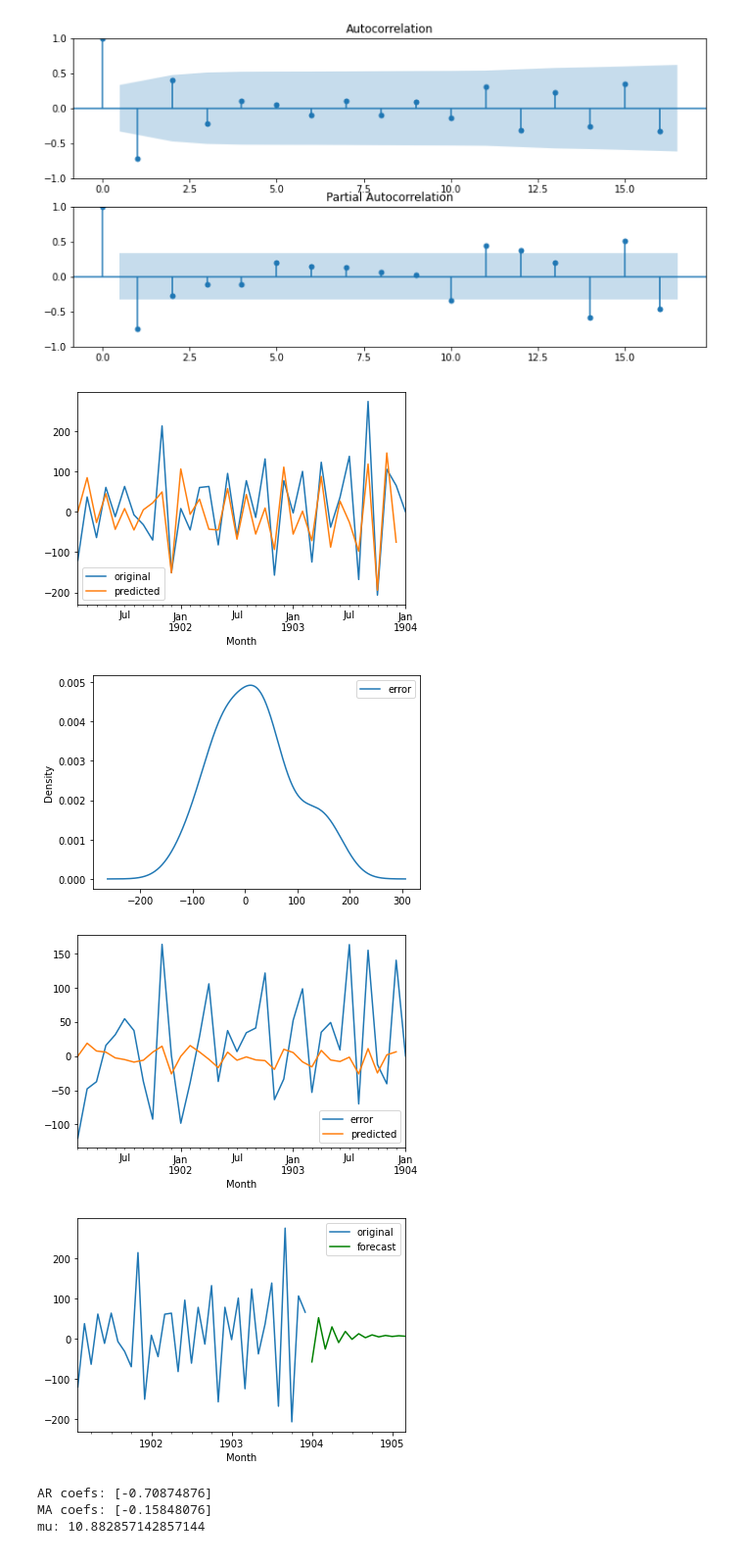
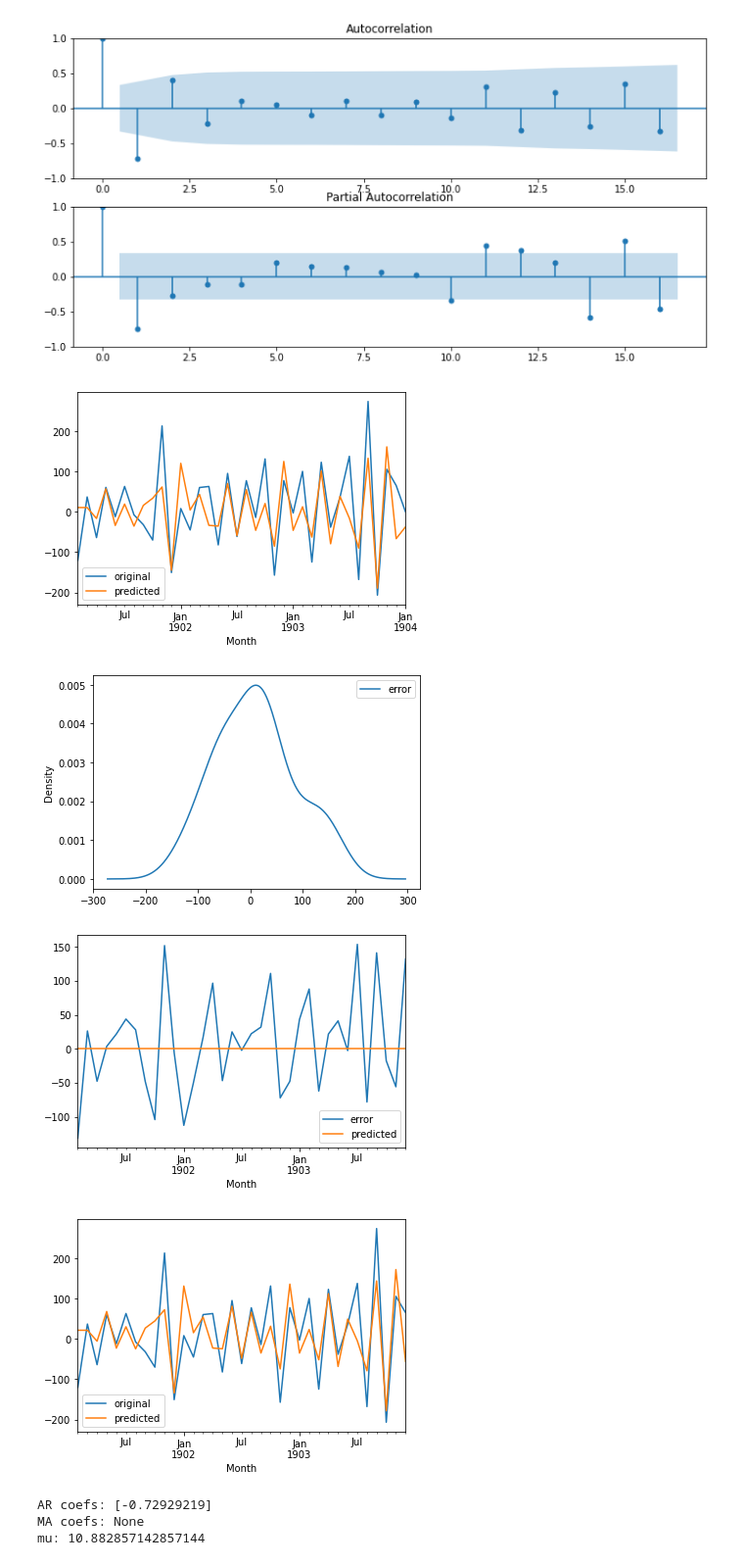
Before and after one commit to matt-juan23/time-series-forecasting, a Jupyter notebook: ARIMA.ipynb, the cells around one changed output. Shown at 98% size. Cells and saved outputs as stored; diff of their text form; code cells hidden in the pictures.

Commit message:
hopefully last fix for arima lmao

```diff
--- a/ARIMA.ipynb
+++ b/ARIMA.ipynb
@@ -70,14 +70,35 @@ def MA(data_series, q):
     data["predicted"] = predicted
 
     return data
+# %%
+def generate_AR(params, y, mu):
+    p = len(params)
+    preds = []
+    errors = []
+    for t in range(len(y)):
+        pred = 0
+        if t > p:
+            for i in range(p):
+                pred += params[i] * y.iloc[t-i-1]
+        preds.append(pred)
+        errors.append(y[t] - pred)
+    errors = pd.Series(errors, index=y.index)
+    preds = pd.Series(preds, index=y.index)
+    return errors, preds
+# %%
+def AR_param_estimate(params, y, mu):
+    errors, preds = generate_AR(params, y, mu)
+    # print(preds)
+    # pd.concat([y, preds], axis=1).plot()
+    return np.sum(errors**2)
 # %%
 def generate_MA(params, y, mu):
     q = len(params)
     preds = []
     errors = []
     for t in range(len(y)):
-        pred = mu
-        if t >= q:
+        pred = 0
+        if t > q:
             for i in range(q):
                 pred += params[i] * errors[t-i-1]
         preds.append(pred)
@@ -86,20 +107,7 @@ def generate_MA(params, y, mu):
     preds = pd.Series(preds, index=y.index)
     return errors, preds
 # %%
-def error_param_estimate(params, y, mu):
-    # params = [-0.62365357]
-    # q = len(params)
-    # preds = []
-    # errors = []
-    # for t in range(len(y)):
-    #     pred = mu
-    #     if t >= q:
-    #         for i in range(q):
-    #             pred += params[i] * errors[t-i-1]
-    #     preds.append(pred)
-    #     errors.append(y[t] - pred)
-    # errors = pd.Series(errors)
-    # preds = pd.Series(preds, index=y.index)
+def MA_param_estimate(params, y, mu):
     errors, preds = generate_MA(params, y, mu)
     # print(preds)
     # pd.concat([y, preds], axis=1).plot()
@@ -354,17 +370,17 @@ plt.show()
 # %% [output]
 [figure]
 # %%
-res, ar_coefs, ma_coefs, ar, ma, mu = myARIMA(first.dropna(), 1,0,1)
+res, ar_coefs, ma_coefs, ar, ma, mu, poop = myARIMA(first.dropna(), 1,0,0)
 print("AR coefs:", ar_coefs)
 print("MA coefs:", ma_coefs)
 print("mu:", mu)
 # %% [output]
-[figure, old version]
+[figure, new version]
-[figure, old version]
+[figure, new version]
-[figure, old version]
+[figure, new version]
-[figure, old version]
+[figure, new version]
-AR coefs: [-0.70874876]
-MA coefs: [-0.15848076]
+AR coefs: [-0.72929219]
+MA coefs: None
 mu: 10.882857142857144
 # %%
 from pmdarima import auto_arima
```
Also changed, not shown: parts of 4 cells of this notebook, 2 other files.
